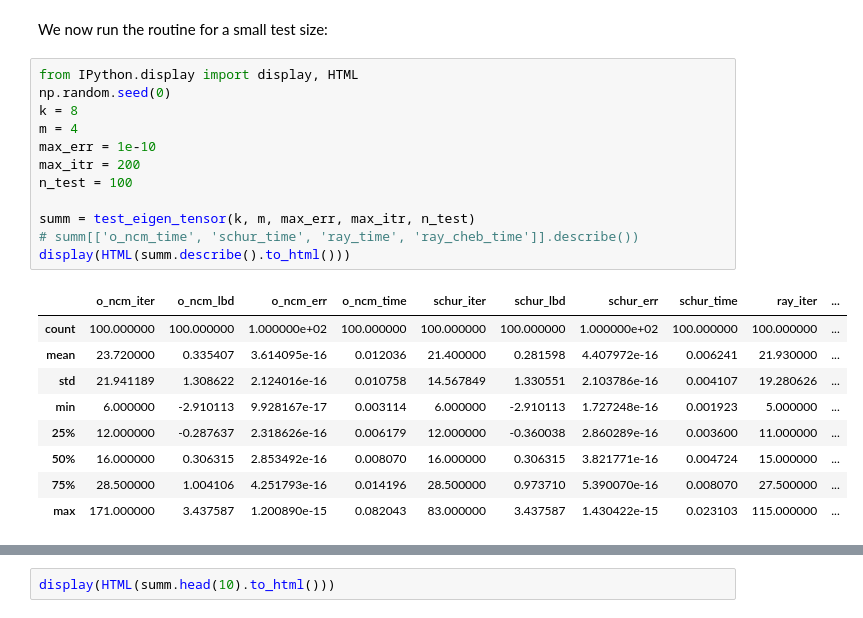
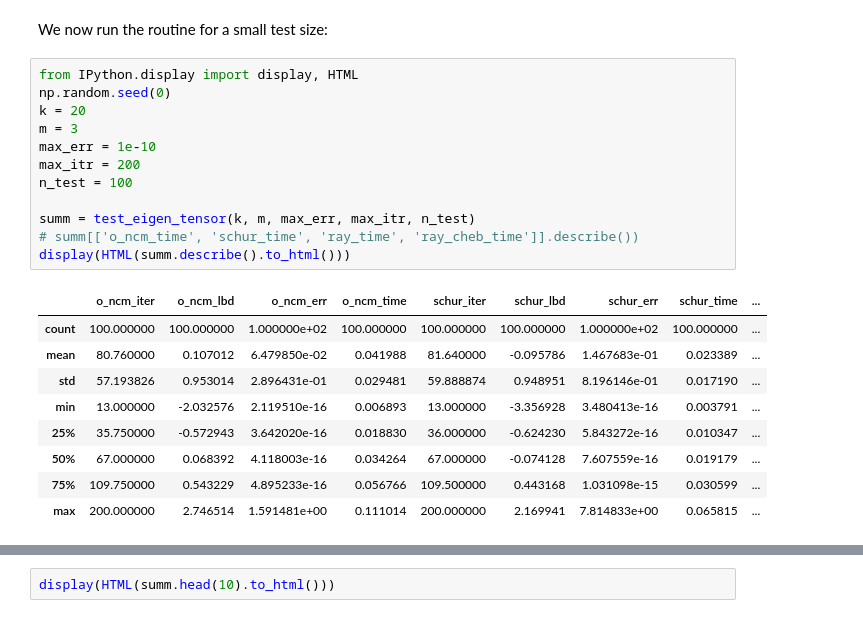
Before and after one commit to dnguyend/lagrange_, a Jupyter notebook: EigenTensor.ipynb, the cells around one changed output, grey strips where cells are left out. Drawn from its saved outputs; the diff is of its cells as text.

Commit message:
try linear schur

```diff
--- a/EigenTensor.ipynb
+++ b/EigenTensor.ipynb
@@ -244,22 +291,22 @@ We now run the routine for a small test size:
 # %%
 from IPython.display import display, HTML
 np.random.seed(0)
-k = 8
-m = 4
+k = 20
+m = 3
 max_err = 1e-10
 max_itr = 200
 n_test = 100
 
 summ = test_eigen_tensor(k, m, max_err, max_itr, n_test)
 # summ[['o_ncm_time', 'schur_time', 'ray_time', 'ray_cheb_time']].describe())
 display(HTML(summ.describe().to_html()))
 # %% [output]
-|  | o_ncm_iter | o_ncm_lbd | o_ncm_err | o_ncm_time | schur_iter | schur_lbd | schur_err | schur_time | ray_iter | ... |
-| count | 100.000000 | 100.000000 | 1.000000e+02 | 100.000000 | 100.000000 | 100.000000 | 1.000000e+02 | 100.000000 | 100.000000 | ... |
-| mean | 23.720000 | 0.335407 | 3.614095e-16 | 0.012036 | 21.400000 | 0.281598 | 4.407972e-16 | 0.006241 | 21.930000 | ... |
-| std | 21.941189 | 1.308622 | 2.124016e-16 | 0.010758 | 14.567849 | 1.330551 | 2.103786e-16 | 0.004107 | 19.280626 | ... |
-| min | 6.000000 | -2.910113 | 9.928167e-17 | 0.003114 | 6.000000 | -2.910113 | 1.727248e-16 | 0.001923 | 5.000000 | ... |
-| 25% | 12.000000 | -0.287637 | 2.318626e-16 | 0.006179 | 12.000000 | -0.360038 | 2.860289e-16 | 0.003600 | 11.000000 | ... |
-| 50% | 16.000000 | 0.306315 | 2.853492e-16 | 0.008070 | 16.000000 | 0.306315 | 3.821771e-16 | 0.004724 | 15.000000 | ... |
-| 75% | 28.500000 | 1.004106 | 4.251793e-16 | 0.014196 | 28.500000 | 0.973710 | 5.390070e-16 | 0.008070 | 27.500000 | ... |
-| max | 171.000000 | 3.437587 | 1.200890e-15 | 0.082043 | 83.000000 | 3.437587 | 1.430422e-15 | 0.023103 | 115.000000 | ... |
+|  | o_ncm_iter | o_ncm_lbd | o_ncm_err | o_ncm_time | schur_iter | schur_lbd | schur_err | schur_time | ... |
+| count | 100.000000 | 100.000000 | 1.000000e+02 | 100.000000 | 100.000000 | 100.000000 | 1.000000e+02 | 100.000000 | ... |
+| mean | 80.760000 | 0.107012 | 6.479850e-02 | 0.041988 | 81.640000 | -0.095786 | 1.467683e-01 | 0.023389 | ... |
+| std | 57.193826 | 0.953014 | 2.896431e-01 | 0.029481 | 59.888874 | 0.948951 | 8.196146e-01 | 0.017190 | ... |
+| min | 13.000000 | -2.032576 | 2.119510e-16 | 0.006893 | 13.000000 | -3.356928 | 3.480413e-16 | 0.003791 | ... |
+| 25% | 35.750000 | -0.572943 | 3.642020e-16 | 0.018830 | 36.000000 | -0.624230 | 5.843272e-16 | 0.010347 | ... |
+| 50% | 67.000000 | 0.068392 | 4.118003e-16 | 0.034264 | 67.000000 | -0.074128 | 7.607559e-16 | 0.019179 | ... |
+| 75% | 109.750000 | 0.543229 | 4.895233e-16 | 0.056766 | 109.500000 | 0.443168 | 1.031098e-15 | 0.030599 | ... |
+| max | 200.000000 | 2.746514 | 1.591481e+00 | 0.111014 | 200.000000 | 2.169941 | 7.814833e+00 | 0.065815 | ... |
```
Also changed, not shown: parts of 4 cells of this notebook.
